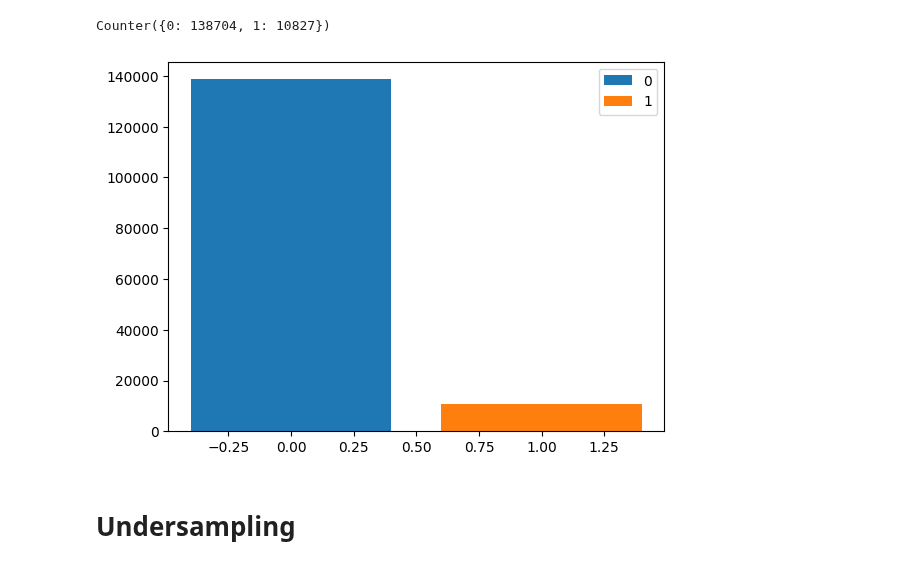
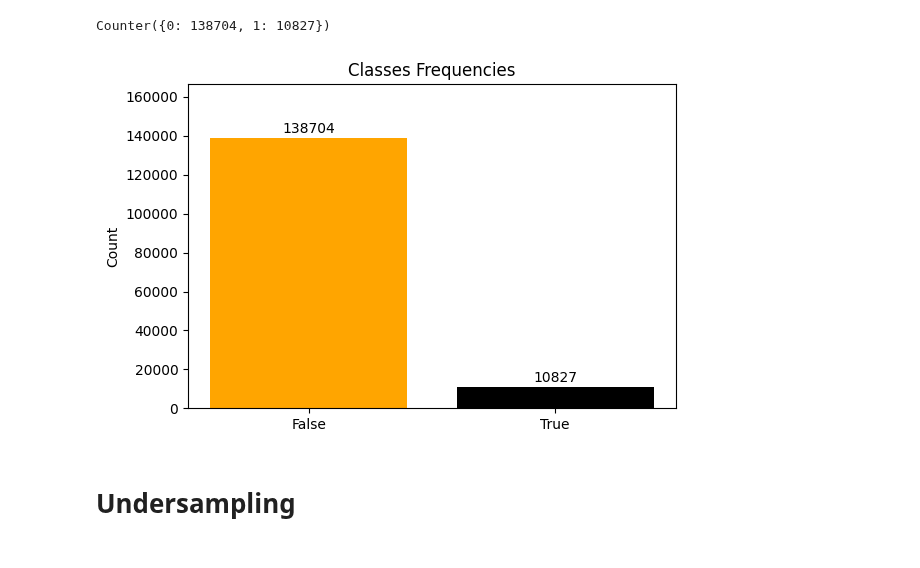
Before and after one commit to luigiascio/Data-Mining-2, a Jupyter notebook: imbalanced_learning_canHaveEpisodes.ipynb, the cells around one changed output. Drawn from its saved outputs; the diff is of its cells as text; code cells hidden in the pictures.

```diff
--- a/imbalanced_learning_canHaveEpisodes.ipynb
+++ b/imbalanced_learning_canHaveEpisodes.ipynb
@@ -58,12 +58,31 @@ ctr = Counter(df['canHaveEpisodes'])
 ctr
 # %% [output]
 Counter({0: 138704, 1: 10827})
-# %%
-plt.bar(ctr.keys(), ctr.values(), label=ctr.keys(), color=['tab:blue', 'tab:orange'])
-plt.legend()
-plt.show()
-# %% [output]
-[figure, removed]
+# %%
+import matplotlib.pyplot as plt
+
+# Supponendo che ctr = {False: 138704, True: 10827}
+labels = ['False', 'True']               # Etichette leggibili
+values = [ctr[False], ctr[True]]         # Valori ordinati secondo le etichette
+colors = ['orange', 'black']             # Colori coerenti con le etichette
+
+plt.figure(figsize=(6, 4))
+bars = plt.bar(labels, values, color=colors)
+
+# Etichette sopra le barre
+for bar in bars:
+    yval = bar.get_height()
+    plt.text(bar.get_x() + bar.get_width()/2.0, yval + 1000, f'{yval}', ha='center', va='bottom')
+
+plt.title('Classes Frequencies')
+plt.ylabel('Count')
+plt.ylim(0, max(values) * 1.2)
+
+
+plt.tight_layout()
+plt.show()
+# %% [output]
+[figure, added]
 # %% [markdown]
 # Undersampling
 # %%
```
Also changed, not shown: 21 other files.
